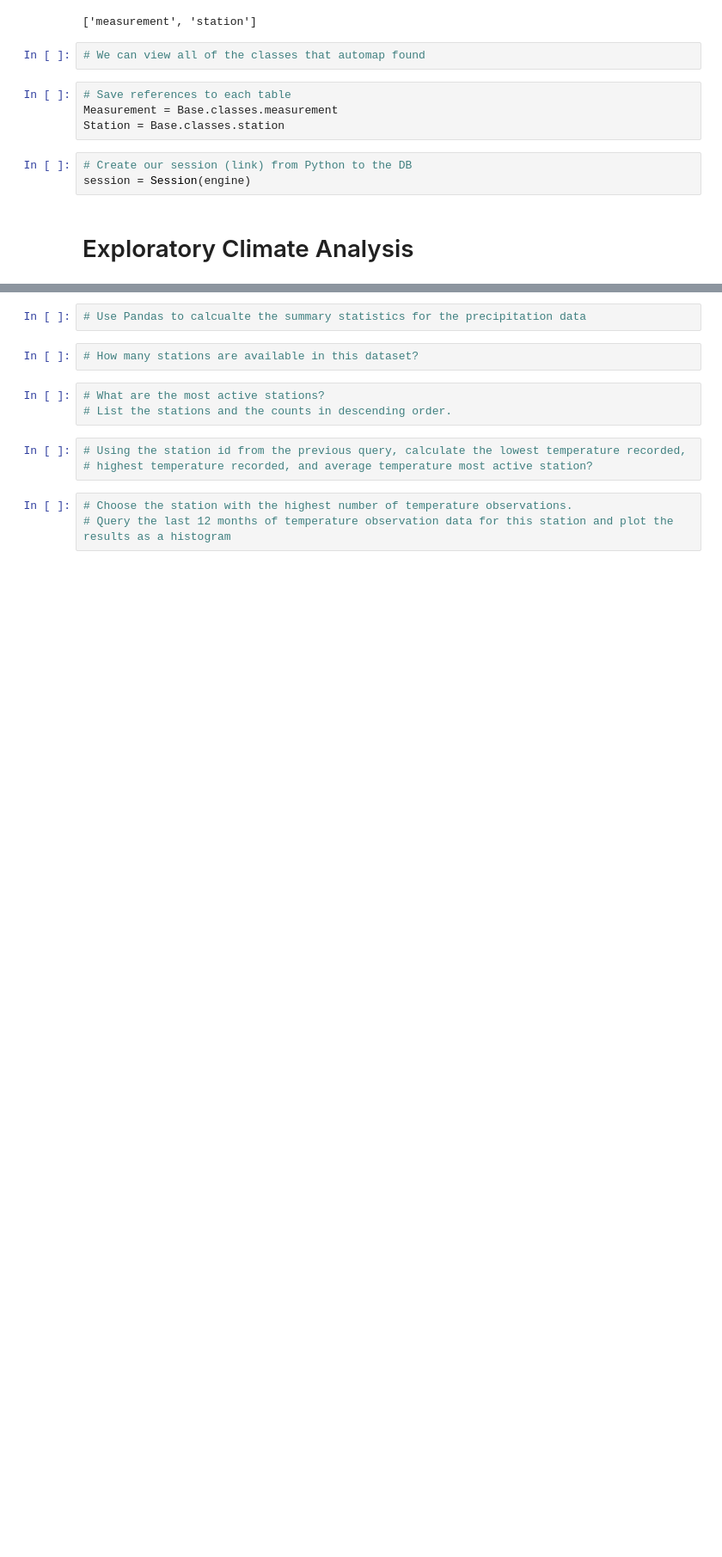
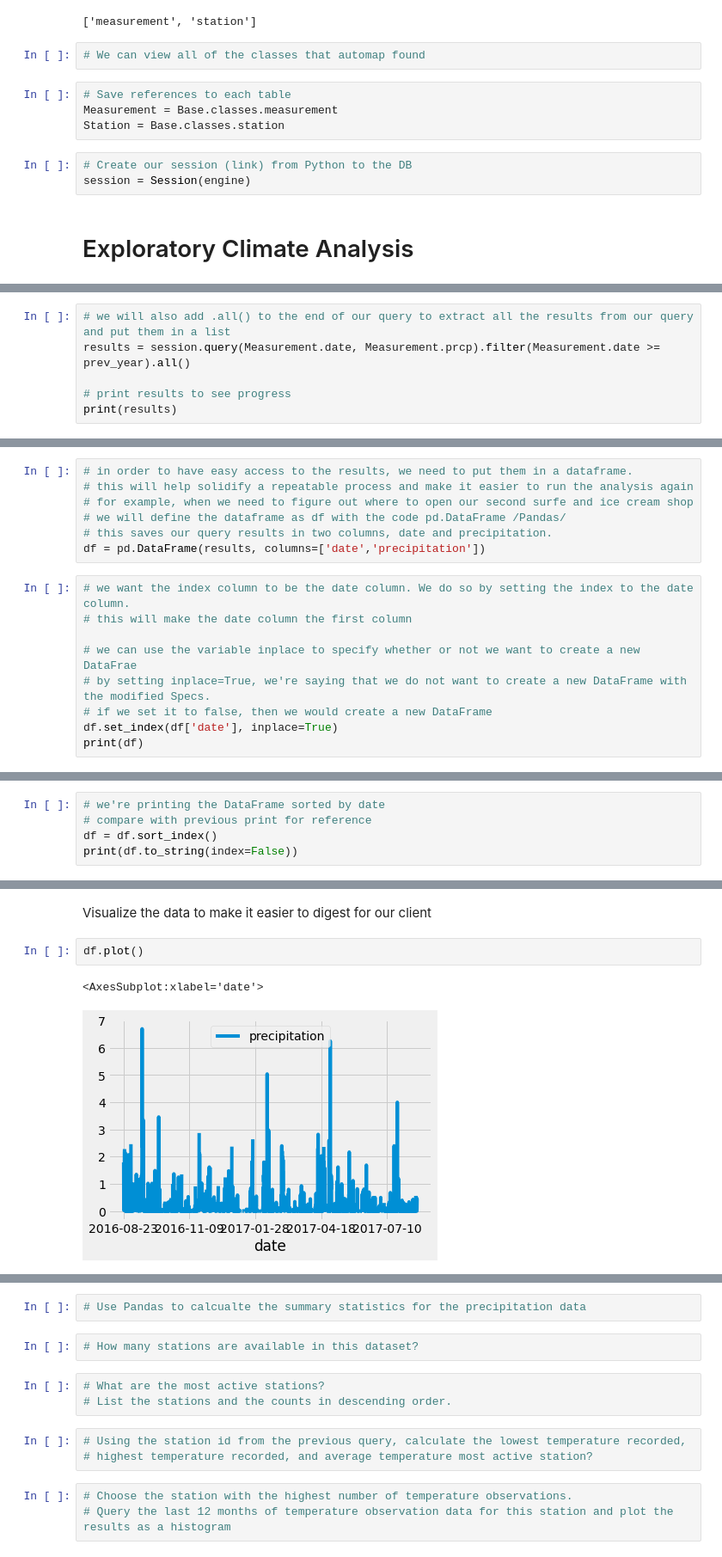
Before and after one commit to pablomilanese/surfs_up, a Jupyter notebook: climate_analysis.ipynb, the cells around one changed output, grey strips where cells are left out. Shown: that part at 86% size. Cells and saved outputs as stored; diff of their text form; blank space fills up the shorter version.

```diff
--- a/climate_analysis.ipynb
+++ b/climate_analysis.ipynb
@@ -65,0 +80,6 @@ session = Session(engine)
+# %%
+# we will also add .all() to the end of our query to extract all the results from our query and put them in a list
+results = session.query(Measurement.date, Measurement.prcp).filter(Measurement.date >= prev_year).all()
+
+# print results to see progress
+print(results)
@@ -65,0 +88,16 @@ session = Session(engine)
+# %%
+# in order to have easy access to the results, we need to put them in a dataframe.
+# this will help solidify a repeatable process and make it easier to run the analysis again
+# for example, when we need to figure out where to open our second surfe and ice cream shop
+# we will define the dataframe as df with the code pd.DataFrame /Pandas/
+# this saves our query results in two columns, date and precipitation.
+df = pd.DataFrame(results, columns=['date','precipitation'])
+# %%
+# we want the index column to be the date column. We do so by setting the index to the date column.
+# this will make the date column the first column
+
+# we can use the variable inplace to specify whether or not we want to create a new DataFrae
+# by setting inplace=True, we're saying that we do not want to create a new DataFrame with the modified Specs.
+# if we set it to false, then we would create a new DataFrame
+df.set_index(df['date'], inplace=True)
+print(df)
@@ -65,0 +147,5 @@ session = Session(engine)
+# %%
+# we're printing the DataFrame sorted by date
+# compare with previous print for reference
+df = df.sort_index()
+print(df.to_string(index=False))
@@ -65,0 +170,7 @@ session = Session(engine)
+# %% [markdown]
+Visualize the data to make it easier to digest for our client
+# %%
+df.plot()
+# %% [output]
+<AxesSubplot:xlabel='date'>
+[figure, added]
```
Also changed, not shown: parts of 12 cells of this notebook.
